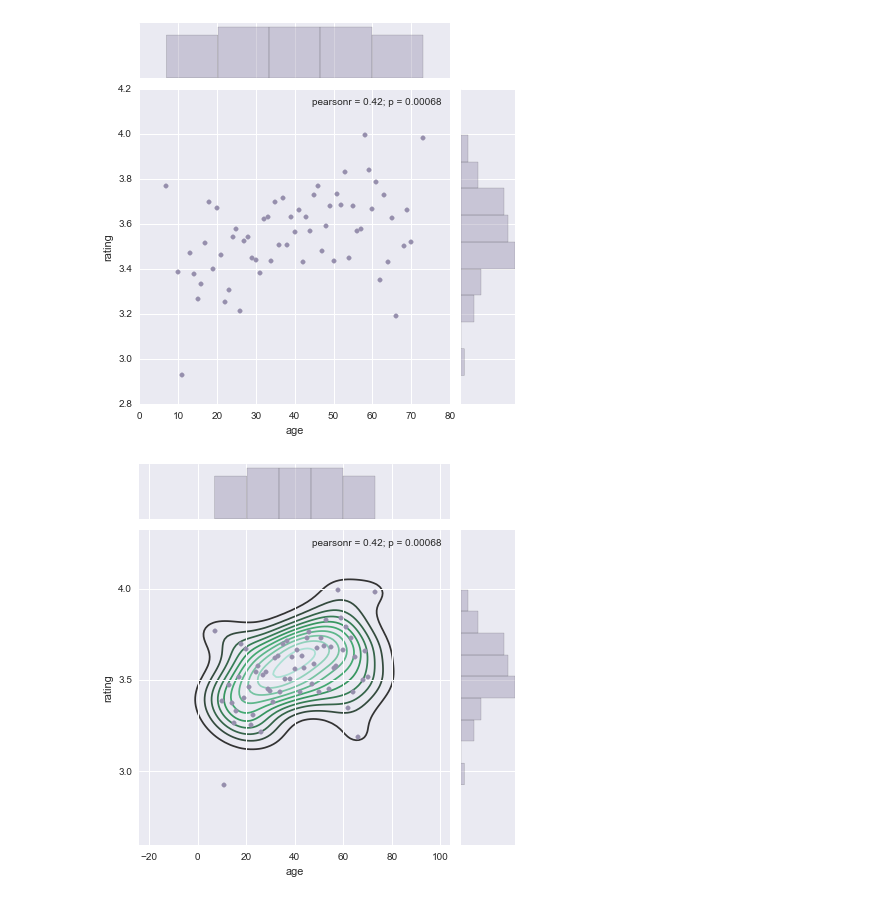
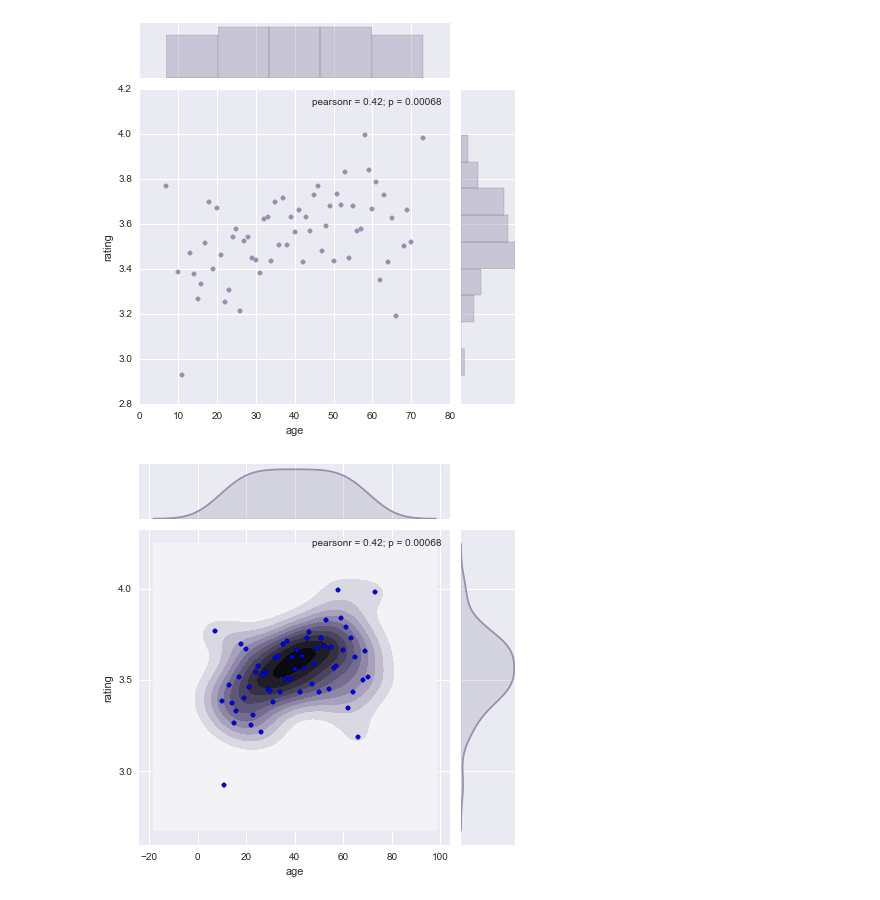
Before and after one commit to matt-may/6242-hw3, a Jupyter notebook: hw3-skeleton/Task4/Untitled1.ipynb, the cells around one changed output. Cells and saved outputs as stored; diff of their text form; code cells hidden in the pictures.

```diff
--- a/hw3-skeleton/Task4/Untitled1.ipynb
+++ b/hw3-skeleton/Task4/Untitled1.ipynb
@@ -32,9 +32,8 @@ user_headers = ['user id', 'age', 'gender', 'occupation', 'zip code']
 users = pd.read_csv('data/u.user', sep='|', names=user_headers)
 
 ## Load movies.
-movie_headers = ['movie id', 'movie title', 'release date',
-                 'video release date']
-movies = pd.read_csv('data/u.item', sep='|', names=movie_headers, usecols=range(4))
+movie_headers = ['movie id', 'movie title']
+movies = pd.read_csv('data/u.item', sep='|', names=movie_headers, usecols=range(2))
 
 ## Load movie ratings.
 data_headers = ['user id', 'movie id', 'rating', 'timestamp']
@@ -126,21 +119,21 @@ sns.plt.show()
 # %%
 ##########
 # 4.e
 ##########
 
 # Instructions:
 # Augment the scatterplot with density estimates.
 # Please note that you will be awarded points for
 # this section only if the graph has both the density
 # estimates and the scatterplot on the same graph.
 # Save this plot as scatterbonus.png.
 
 f.write("---4.e---\n")
 
 # Plot the density estimates with the scatter plot.
-sns.jointplot(x='age', y='rating', data=grouped_by_age, color='#968fad').plot_joint(sns.kdeplot, zorder=0, n_levels=11)
+sns.jointplot(x='age', y='rating', data=grouped_by_age, color='#968fad', kind='kde').plot_joint(plt.scatter)
 sns.plt.show()
 # %% [output]
-[figure, old version]
+[figure, new version]
 # %%
 f.close()
```
Also changed, not shown: parts of 1 cell of this notebook, 2 other files.
